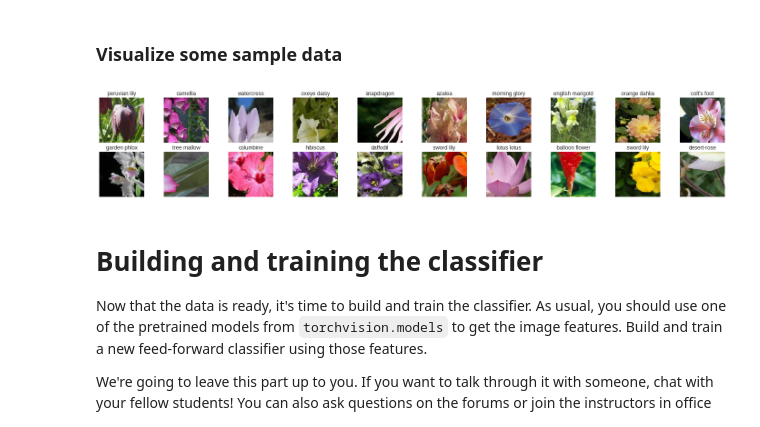
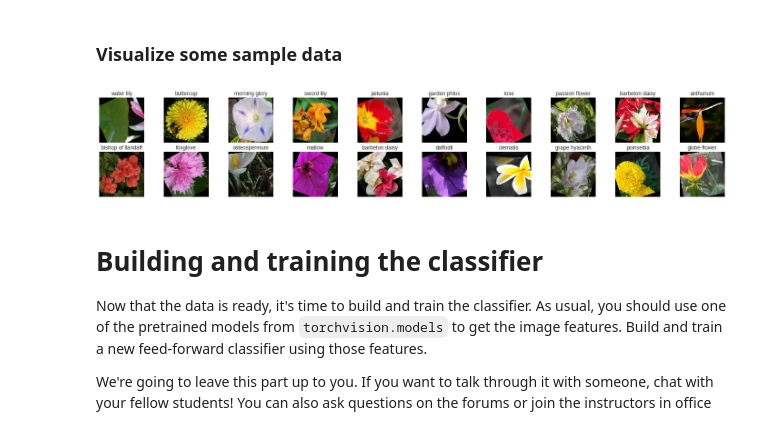
Before and after one commit to joaopamaral/pytorch_challenge, a Jupyter notebook: Image Classifier Project.ipynb, the cells around one changed output. Saved outputs shown, nothing was run; the diff lists cells and outputs as text; code cells hidden in the pictures.

```diff
--- a/Image Classifier Project.ipynb
+++ b/Image Classifier Project.ipynb
@@ -87,7 +101,7 @@ std = np.array((0.229, 0.224, 0.225))
 training_transform = transforms.Compose([transforms.RandomHorizontalFlip(),
                                          transforms.RandomVerticalFlip(),
                                          transforms.RandomResizedCrop(224),
-                                         transforms.RandomRotation(180),
+                                         transforms.RandomRotation(30),
                                          transforms.ToTensor(),
                                          transforms.Normalize(mean, std)])
 
@@ -97,7 +111,7 @@ validation_transform = transforms.Compose([transforms.RandomResizedCrop(224),
 
 # TODO: Load the datasets with ImageFolder
 train_datasets = datasets.ImageFolder(train_dir, transform=training_transform)
-validationt_datasets = datasets.ImageFolder(valid_dir, transform=validation_transform)
+validation_datasets = datasets.ImageFolder(valid_dir, transform=validation_transform)
 
 # TODO: Using the image datasets and the trainforms, define the dataloaders
 # number of subprocesses to use for data loading
@@ -108,7 +122,7 @@ batch_size = 20
 # prepare data loaders
 train_loader = torch.utils.data.DataLoader(train_datasets, batch_size=batch_size,
                                            num_workers=num_workers, shuffle=True)
-validationt_loader = torch.utils.data.DataLoader(validationt_datasets, batch_size=batch_size,
+validation_loader = torch.utils.data.DataLoader(validation_datasets, batch_size=batch_size,
                                           num_workers=num_workers, shuffle=True)
 # %% [markdown]
 ### Label mapping
@@ -127,19 +141,19 @@ pink primrose
 ### Visualize some sample data
 # %%
 # obtain one batch of training images
-dataiter = iter(validationt_loader)
+dataiter = iter(train_loader)
 images, labels = dataiter.next()
 images = images.numpy() # convert images to numpy for display
 
 # plot the images in the batch, along with the corresponding labels
 fig = plt.figure(figsize=(25, 4))
 for idx in np.arange(20):
     ax = fig.add_subplot(2, 20/2, idx+1, xticks=[], yticks=[])
     image = ((np.transpose(images[idx], (1, 2, 0)) * std) + mean).clip(min=0)
     plt.imshow(image)
     ax.set_title(cat_to_name[str(labels[idx].item())])
 # %% [output]
-[figure, old version]
+[figure, new version]
 # %% [markdown]
 # Building and training the classifier
 
```
Also changed, not shown: parts of 4 cells of this notebook.
